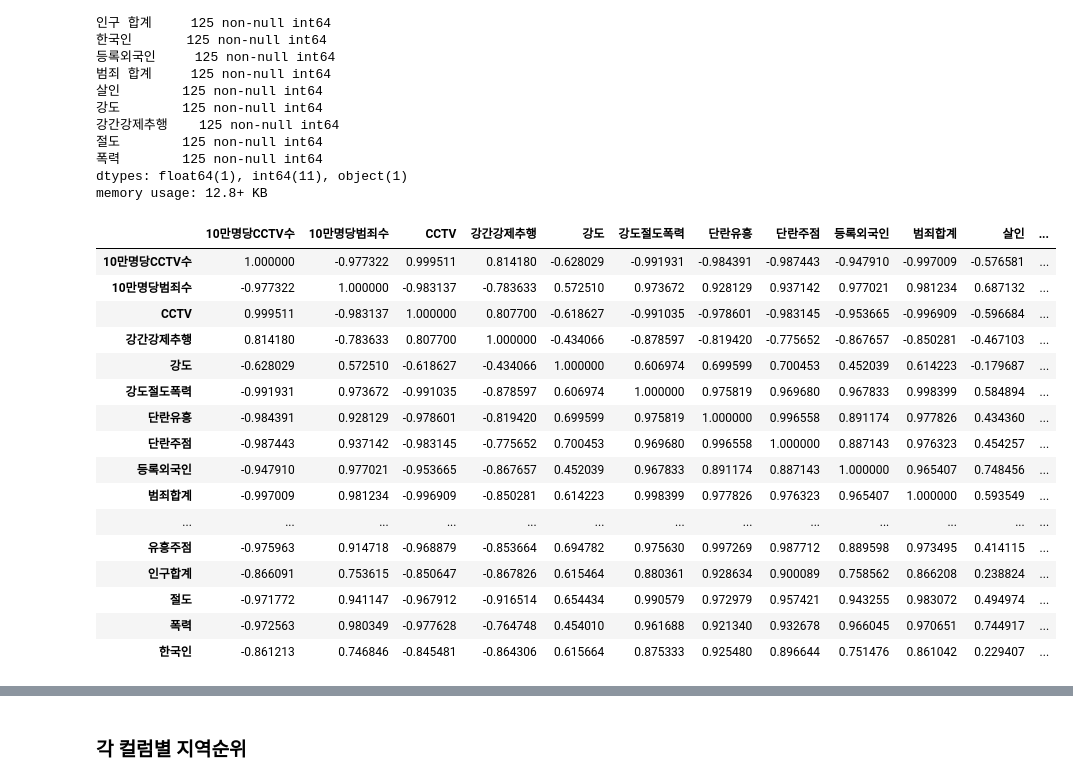
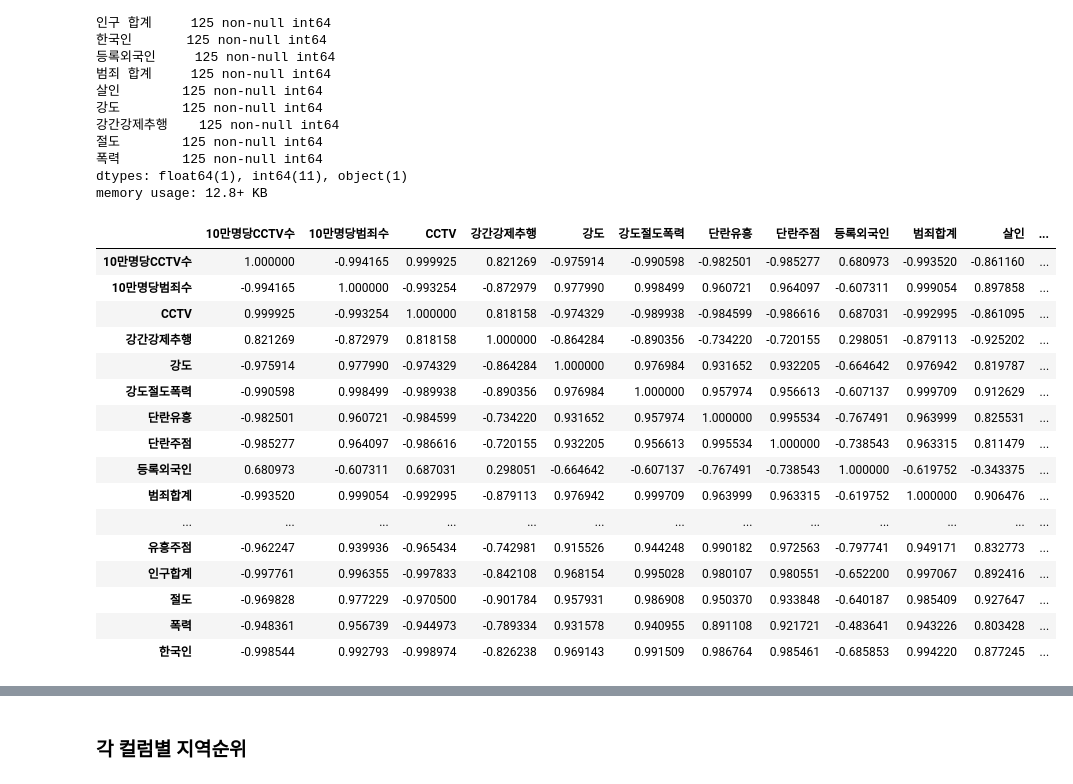
Before and after one commit to madfalc0n/Image-analysis-and-develope, a Jupyter notebook: project/main/1.Exploratory_Data_Analysis_1.ipynb, the cells around one changed output, grey strips where cells are left out. Cells and saved outputs as stored; diff of their text form; code cells hidden in the pictures.

```diff
--- a/project/main/1.Exploratory_Data_Analysis_1.ipynb
+++ b/project/main/1.Exploratory_Data_Analysis_1.ipynb
@@ -179,23 +187,24 @@ memory usage: 12.8+ KB
 #crime_kind = gdf[['강간강제추행', '강도', '살인', '절도', '폭력']]
 #g = sns.pairplot(ddf, hue='자치구' )
 # %%
-gdf[['10만명당CCTV수', '10만명당범죄수', 'CCTV', '강간강제추행', '강도','강도절도폭력', '단란유흥', '단란주점',
+ddf_corr = ddf[['10만명당CCTV수', '10만명당범죄수', 'CCTV', '강간강제추행', '강도','강도절도폭력', '단란유흥', '단란주점',
      '등록외국인', '범죄합계', '살인','살인강간', '세대', '유흥주점', '인구합계', '절도', '폭력', '한국인']].corr()
+ddf_corr
 # %% [output]
 |  | 10만명당CCTV수 | 10만명당범죄수 | CCTV | 강간강제추행 | 강도 | 강도절도폭력 | 단란유흥 | 단란주점 | 등록외국인 | 범죄합계 | 살인 | ... |
-| 10만명당CCTV수 | 1.000000 | -0.977322 | 0.999511 | 0.814180 | -0.628029 | -0.991931 | -0.984391 | -0.987443 | -0.947910 | -0.997009 | -0.576581 | ... |
-| 10만명당범죄수 | -0.977322 | 1.000000 | -0.983137 | -0.783633 | 0.572510 | 0.973672 | 0.928129 | 0.937142 | 0.977021 | 0.981234 | 0.687132 | ... |
-| CCTV | 0.999511 | -0.983137 | 1.000000 | 0.807700 | -0.618627 | -0.991035 | -0.978601 | -0.983145 | -0.953665 | -0.996909 | -0.596684 | ... |
-| 강간강제추행 | 0.814180 | -0.783633 | 0.807700 | 1.000000 | -0.434066 | -0.878597 | -0.819420 | -0.775652 | -0.867657 | -0.850281 | -0.467103 | ... |
-| 강도 | -0.628029 | 0.572510 | -0.618627 | -0.434066 | 1.000000 | 0.606974 | 0.699599 | 0.700453 | 0.452039 | 0.614223 | -0.179687 | ... |
-| 강도절도폭력 | -0.991931 | 0.973672 | -0.991035 | -0.878597 | 0.606974 | 1.000000 | 0.975819 | 0.969680 | 0.967833 | 0.998399 | 0.584894 | ... |
-| 단란유흥 | -0.984391 | 0.928129 | -0.978601 | -0.819420 | 0.699599 | 0.975819 | 1.000000 | 0.996558 | 0.891174 | 0.977826 | 0.434360 | ... |
-| 단란주점 | -0.987443 | 0.937142 | -0.983145 | -0.775652 | 0.700453 | 0.969680 | 0.996558 | 1.000000 | 0.887143 | 0.976323 | 0.454257 | ... |
-| 등록외국인 | -0.947910 | 0.977021 | -0.953665 | -0.867657 | 0.452039 | 0.967833 | 0.891174 | 0.887143 | 1.000000 | 0.965407 | 0.748456 | ... |
-| 범죄합계 | -0.997009 | 0.981234 | -0.996909 | -0.850281 | 0.614223 | 0.998399 | 0.977826 | 0.976323 | 0.965407 | 1.000000 | 0.593549 | ... |
+| 10만명당CCTV수 | 1.000000 | -0.994165 | 0.999925 | 0.821269 | -0.975914 | -0.990598 | -0.982501 | -0.985277 | 0.680973 | -0.993520 | -0.861160 | ... |
+| 10만명당범죄수 | -0.994165 | 1.000000 | -0.993254 | -0.872979 | 0.977990 | 0.998499 | 0.960721 | 0.964097 | -0.607311 | 0.999054 | 0.897858 | ... |
+| CCTV | 0.999925 | -0.993254 | 1.000000 | 0.818158 | -0.974329 | -0.989938 | -0.984599 | -0.986616 | 0.687031 | -0.992995 | -0.861095 | ... |
+| 강간강제추행 | 0.821269 | -0.872979 | 0.818158 | 1.000000 | -0.864284 | -0.890356 | -0.734220 | -0.720155 | 0.298051 | -0.879113 | -0.925202 | ... |
+| 강도 | -0.975914 | 0.977990 | -0.974329 | -0.864284 | 1.000000 | 0.976984 | 0.931652 | 0.932205 | -0.664642 | 0.976942 | 0.819787 | ... |
+| 강도절도폭력 | -0.990598 | 0.998499 | -0.989938 | -0.890356 | 0.976984 | 1.000000 | 0.957974 | 0.956613 | -0.607137 | 0.999709 | 0.912629 | ... |
+| 단란유흥 | -0.982501 | 0.960721 | -0.984599 | -0.734220 | 0.931652 | 0.957974 | 1.000000 | 0.995534 | -0.767491 | 0.963999 | 0.825531 | ... |
+| 단란주점 | -0.985277 | 0.964097 | -0.986616 | -0.720155 | 0.932205 | 0.956613 | 0.995534 | 1.000000 | -0.738543 | 0.963315 | 0.811479 | ... |
+| 등록외국인 | 0.680973 | -0.607311 | 0.687031 | 0.298051 | -0.664642 | -0.607137 | -0.767491 | -0.738543 | 1.000000 | -0.619752 | -0.343375 | ... |
+| 범죄합계 | -0.993520 | 0.999054 | -0.992995 | -0.879113 | 0.976942 | 0.999709 | 0.963999 | 0.963315 | -0.619752 | 1.000000 | 0.906476 | ... |
 | ... | ... | ... | ... | ... | ... | ... | ... | ... | ... | ... | ... | ... |
-| 유흥주점 | -0.975963 | 0.914718 | -0.968879 | -0.853664 | 0.694782 | 0.975630 | 0.997269 | 0.987712 | 0.889598 | 0.973495 | 0.414115 | ... |
-| 인구합계 | -0.866091 | 0.753615 | -0.850647 | -0.867826 | 0.615464 | 0.880361 | 0.928634 | 0.900089 | 0.758562 | 0.866208 | 0.238824 | ... |
-| 절도 | -0.971772 | 0.941147 | -0.967912 | -0.916514 | 0.654434 | 0.990579 | 0.972979 | 0.957421 | 0.943255 | 0.983072 | 0.494974 | ... |
-| 폭력 | -0.972563 | 0.980349 | -0.977628 | -0.764748 | 0.454010 | 0.961688 | 0.921340 | 0.932678 | 0.966045 | 0.970651 | 0.744917 | ... |
-| 한국인 | -0.861213 | 0.746846 | -0.845481 | -0.864306 | 0.615664 | 0.875333 | 0.925480 | 0.896644 | 0.751476 | 0.861042 | 0.229407 | ... |
+| 유흥주점 | -0.962247 | 0.939936 | -0.965434 | -0.742981 | 0.915526 | 0.944248 | 0.990182 | 0.972563 | -0.797741 | 0.949171 | 0.832773 | ... |
+| 인구합계 | -0.997761 | 0.996355 | -0.997833 | -0.842108 | 0.968154 | 0.995028 | 0.980107 | 0.980551 | -0.652200 | 0.997067 | 0.892416 | ... |
+| 절도 | -0.969828 | 0.977229 | -0.970500 | -0.901784 | 0.957931 | 0.986908 | 0.950370 | 0.933848 | -0.640187 | 0.985409 | 0.927647 | ... |
+| 폭력 | -0.948361 | 0.956739 | -0.944973 | -0.789334 | 0.931578 | 0.940955 | 0.891108 | 0.921721 | -0.483641 | 0.943226 | 0.803428 | ... |
+| 한국인 | -0.998544 | 0.992793 | -0.998974 | -0.826238 | 0.969143 | 0.991509 | 0.986764 | 0.985461 | -0.685853 | 0.994220 | 0.877245 | ... |
```
Also changed, not shown: parts of 11 cells of this notebook, 1 other file.
